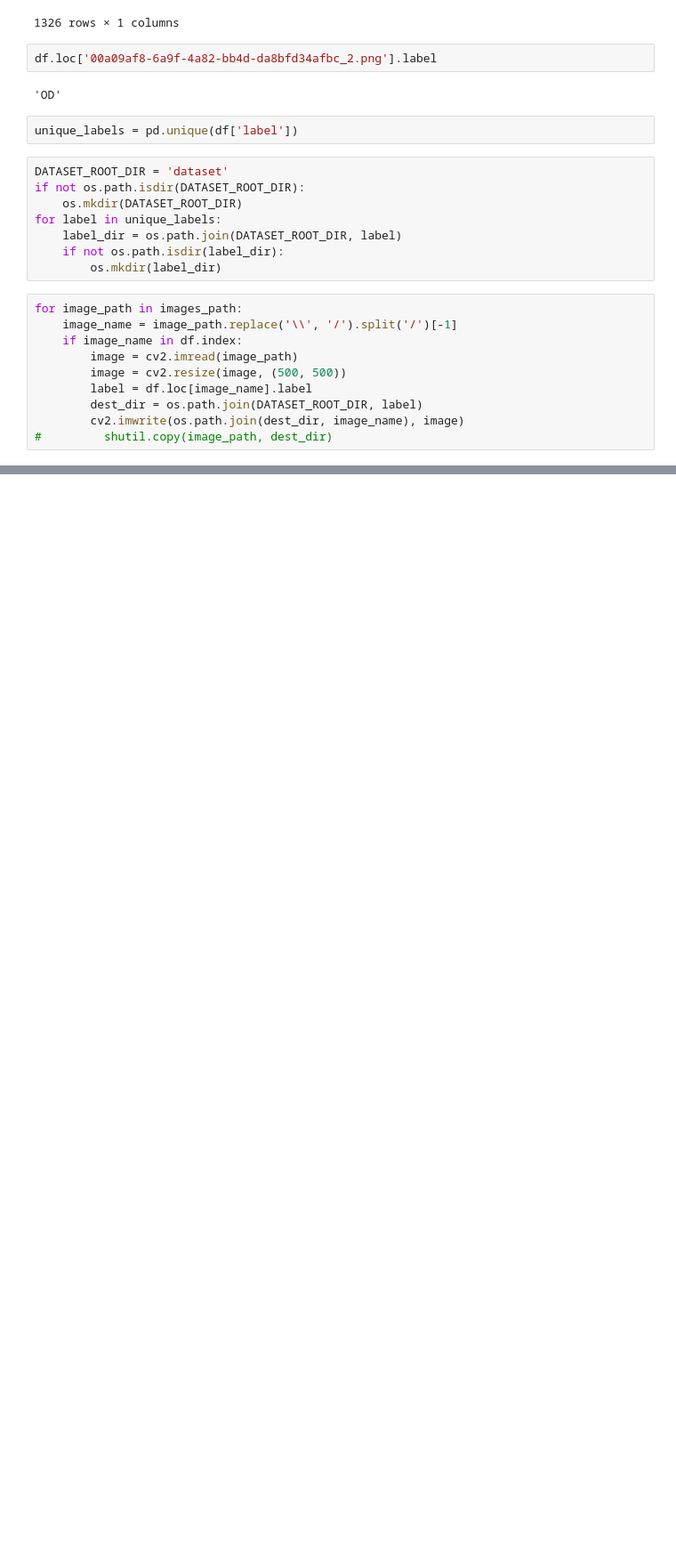
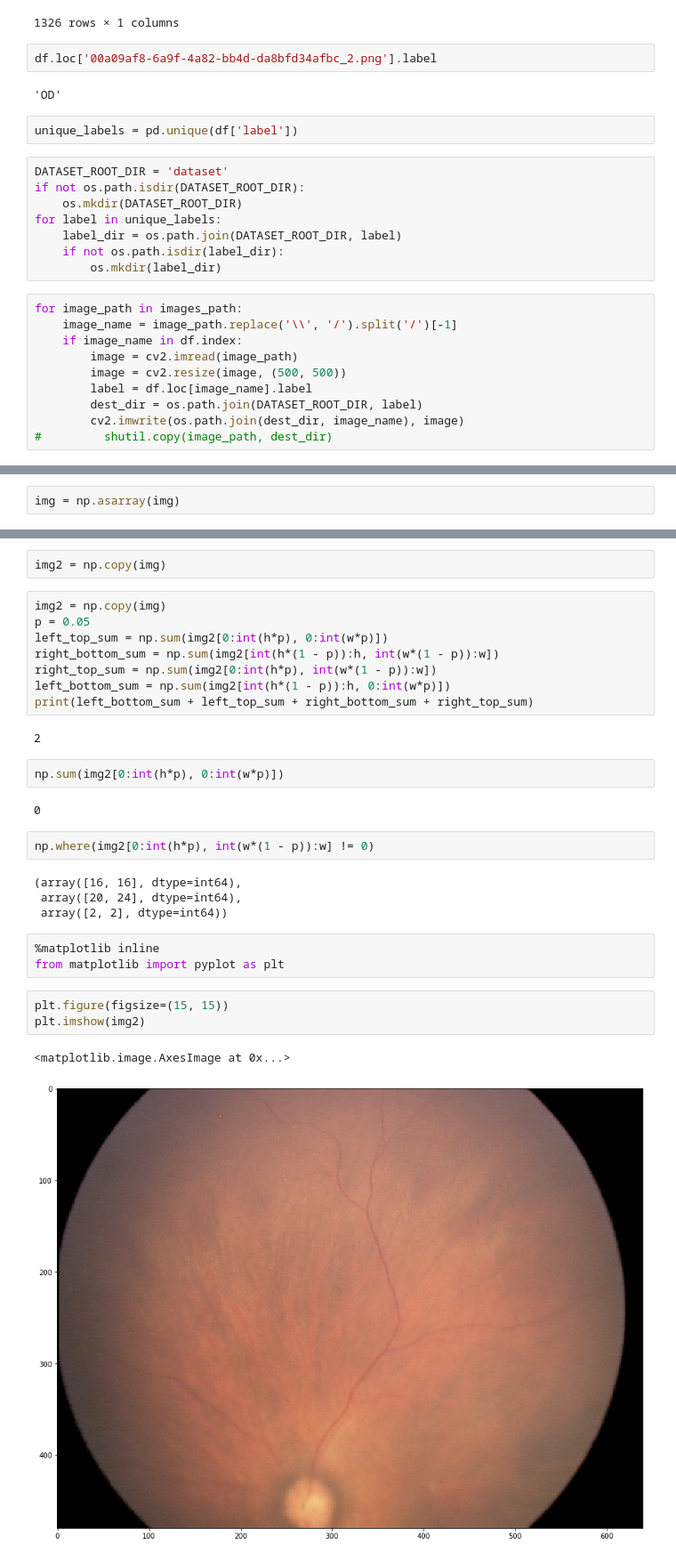
Before and after one commit to mujahid14916/Vessel-Segmentation, a Jupyter notebook: EyeClassification/Data PreProssing.ipynb, the cells around one changed output, grey strips where cells are left out. Shown at 89% size. Drawn from its saved outputs; the diff is of its cells as text; blank space fills up the shorter version.

```diff
--- a/EyeClassification/Data PreProssing.ipynb
+++ b/EyeClassification/Data PreProssing.ipynb
@@ -72,0 +82,2 @@ for image_path in images_path:
+# %%
+img = np.asarray(img)
@@ -72,0 +102,31 @@ for image_path in images_path:
+# %%
+img2 = np.copy(img)
+# %%
+img2 = np.copy(img)
+p = 0.05
+left_top_sum = np.sum(img2[0:int(h*p), 0:int(w*p)])
+right_bottom_sum = np.sum(img2[int(h*(1 - p)):h, int(w*(1 - p)):w])
+right_top_sum = np.sum(img2[0:int(h*p), int(w*(1 - p)):w])
+left_bottom_sum = np.sum(img2[int(h*(1 - p)):h, 0:int(w*p)])
+print(left_bottom_sum + left_top_sum + right_bottom_sum + right_top_sum)
+# %% [output]
+2
+# %%
+np.sum(img2[0:int(h*p), 0:int(w*p)])
+# %% [output]
+0
+# %%
+np.where(img2[0:int(h*p), int(w*(1 - p)):w] != 0)
+# %% [output]
+(array([16, 16], dtype=int64),
+ array([20, 24], dtype=int64),
+ array([2, 2], dtype=int64))
+# %%
+%matplotlib inline
+from matplotlib import pyplot as plt
+# %%
+plt.figure(figsize=(15, 15))
+plt.imshow(img2)
+# %% [output]
+<matplotlib.image.AxesImage at 0x...>
+[figure, added]
```
Also changed, not shown: parts of 30 cells of this notebook, 13 other files.
